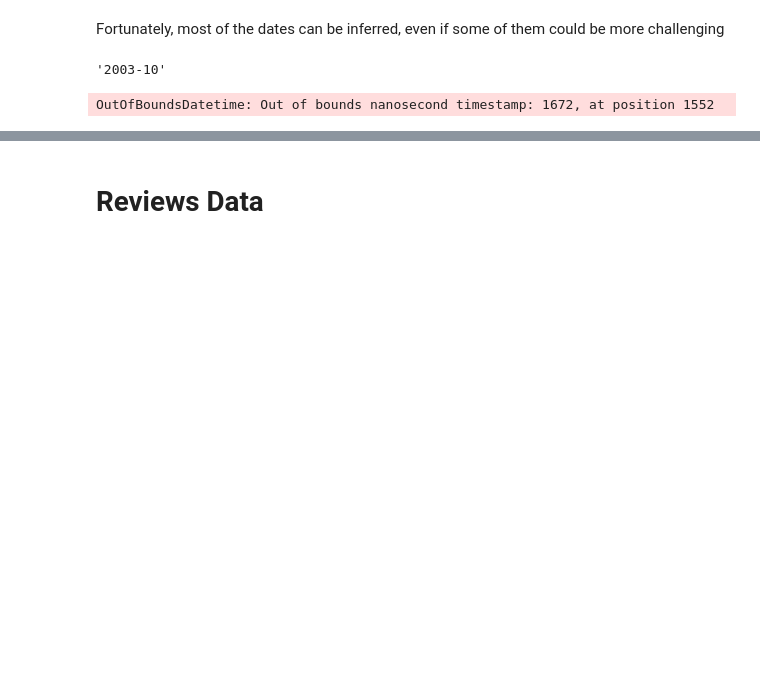
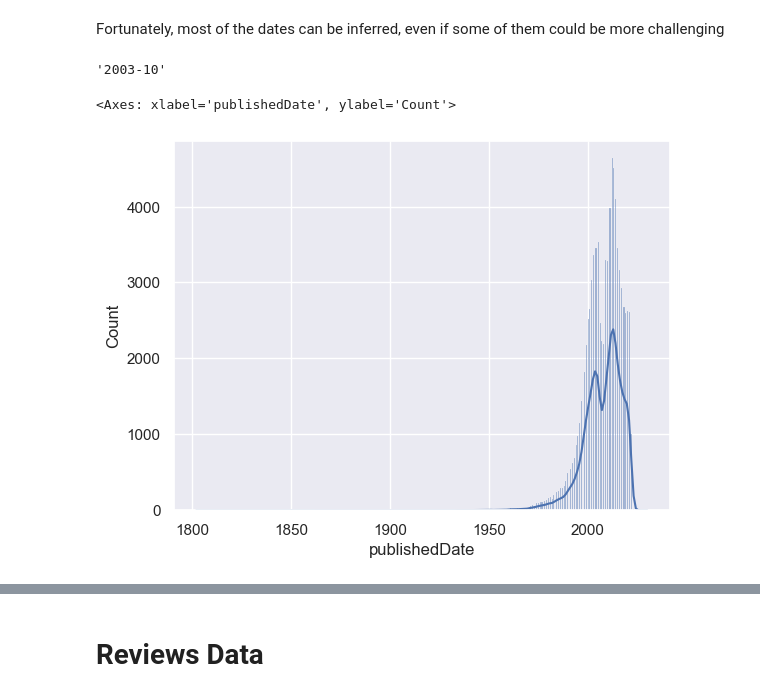
Before and after one commit to NicolasDue/book-recommender, a Jupyter notebook: notebooks/T1-First_EDA.ipynb, the cells around one changed output, grey strips where cells are left out. Cells and saved outputs as stored; diff of their text form; code cells hidden in the pictures; blank space fills up the shorter version.

```diff
--- a/notebooks/T1-First_EDA.ipynb
+++ b/notebooks/T1-First_EDA.ipynb
@@ -198,9 +199,16 @@ books_data.publishedDate[~books_data.publishedDate.str.contains("[^\\d-]").filln
 # %% [output]
 '2003-10'
 # %%
-pd.to_datetime(
-    books_data.publishedDate[~books_data.publishedDate.str.contains("[^\\d-]").fillna(False)],
+dates = pd.to_datetime(
+    books_data.publishedDate[books_data.publishedDate.str.match("\\d+-\\d+-\\d+").fillna(False)],
     format='mixed',
+    errors="coerce",
+    utc=True,
 )
-# %% [output]
-OutOfBoundsDatetime: Out of bounds nanosecond timestamp: 1672, at position 1552
+# %%
+dates = dates[~dates.isna()]
+# %%
+sns.histplot(dates.dt.year, kde=True)
+# %% [output]
+<Axes: xlabel='publishedDate', ylabel='Count'>
+[figure, added]
```
Also changed, not shown: parts of 24 cells of this notebook.
